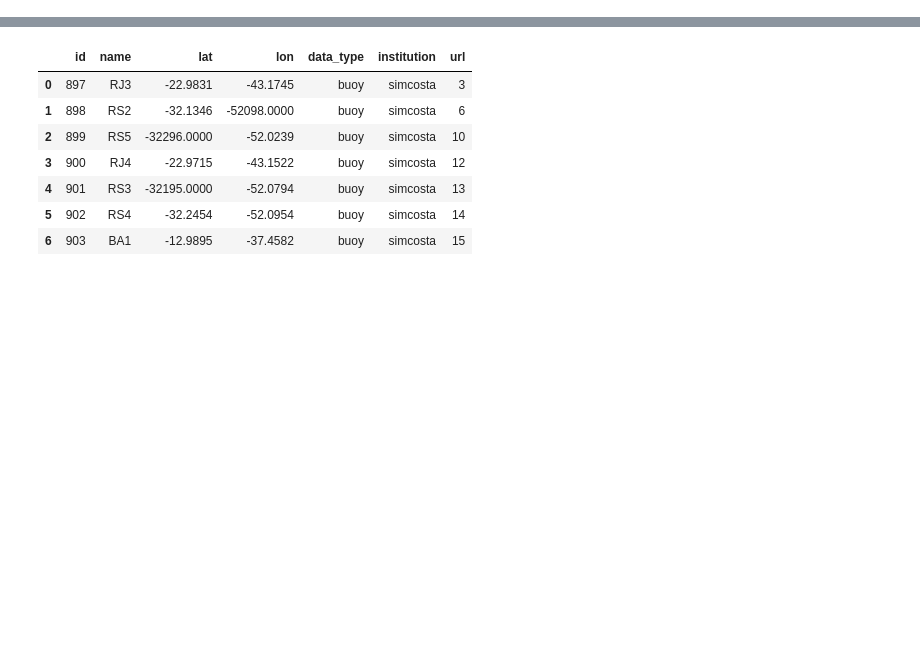
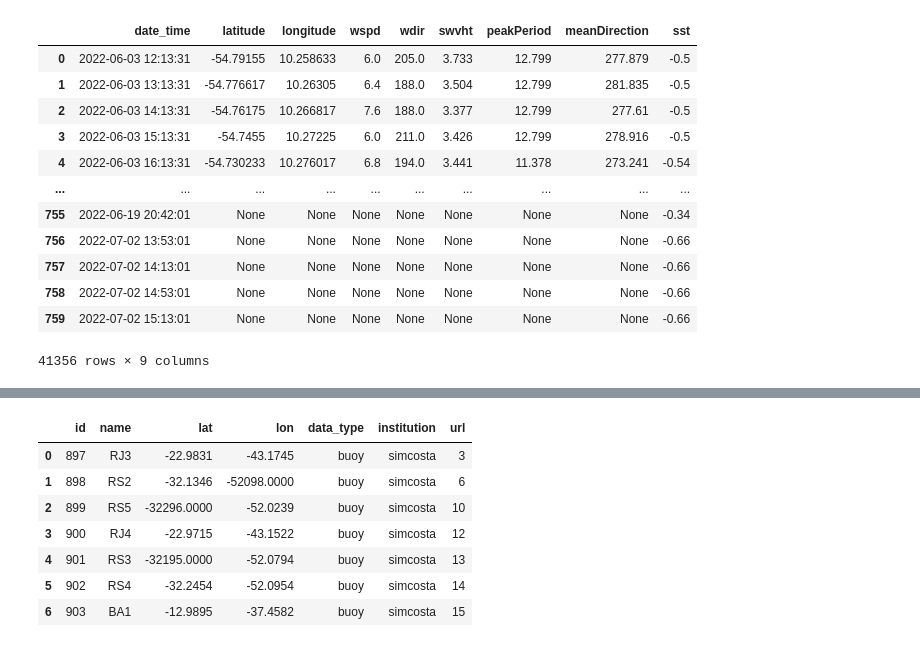
Before and after one commit to soutobias/oceanoobsbrasil, a Jupyter notebook: notebooks/pnboia.ipynb, the cells around one changed output, grey strips where cells are left out. Cells and saved outputs as stored; diff of their text form; code cells hidden in the pictures; blank space fills up the shorter version.

```diff
--- a/notebooks/pnboia.ipynb
+++ b/notebooks/pnboia.ipynb
@@ -26,0 +148,17 @@ p = Pnboia()
+# %%
+s.data[['date_time','latitude','longitude','wspd','wdir','swvht','peakPeriod',
+                          'meanDirection', 'sst']]
+# %% [output]
+|  | date_time | latitude | longitude | wspd | wdir | swvht | peakPeriod | meanDirection | sst |
+| 0 | 2022-06-03 12:13:31 | -54.79155 | 10.258633 | 6.0 | 205.0 | 3.733 | 12.799 | 277.879 | -0.5 |
+| 1 | 2022-06-03 13:13:31 | -54.776617 | 10.26305 | 6.4 | 188.0 | 3.504 | 12.799 | 281.835 | -0.5 |
+| 2 | 2022-06-03 14:13:31 | -54.76175 | 10.266817 | 7.6 | 188.0 | 3.377 | 12.799 | 277.61 | -0.5 |
+| 3 | 2022-06-03 15:13:31 | -54.7455 | 10.27225 | 6.0 | 211.0 | 3.426 | 12.799 | 278.916 | -0.5 |
+| 4 | 2022-06-03 16:13:31 | -54.730233 | 10.276017 | 6.8 | 194.0 | 3.441 | 11.378 | 273.241 | -0.54 |
+| ... | ... | ... | ... | ... | ... | ... | ... | ... | ... |
+| 755 | 2022-06-19 20:42:01 | None | None | None | None | None | None | None | -0.34 |
+| 756 | 2022-07-02 13:53:01 | None | None | None | None | None | None | None | -0.66 |
+| 757 | 2022-07-02 14:13:01 | None | None | None | None | None | None | None | -0.66 |
+| 758 | 2022-07-02 14:53:01 | None | None | None | None | None | None | None | -0.66 |
+| 759 | 2022-07-02 15:13:01 | None | None | None | None | None | None | None | -0.66 |
+41356 rows × 9 columns
```
Also changed, not shown: parts of 12 cells of this notebook, 1 other file.
